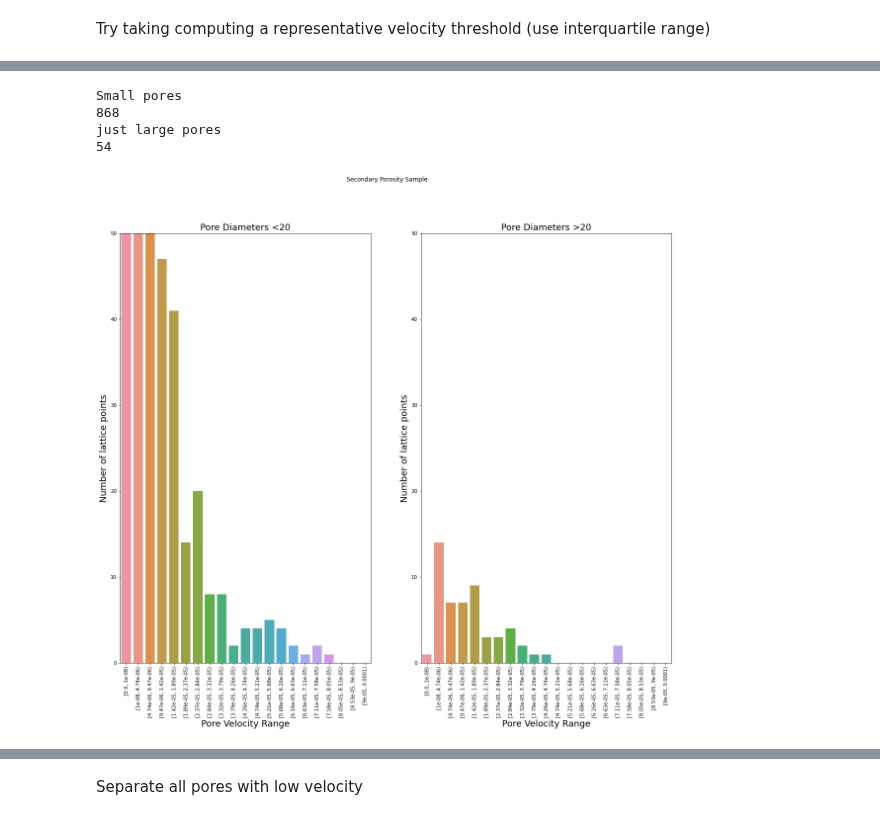
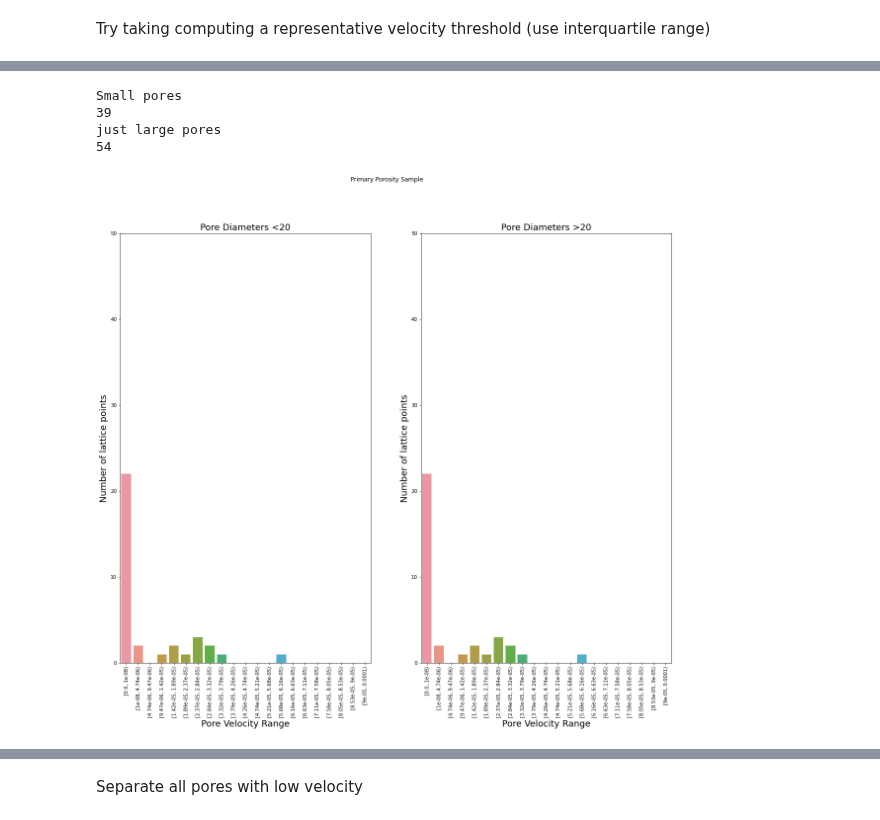
Before and after one commit to akkendrick/LABMOPS, a Jupyter notebook: lowFlowLargePores.ipynb, the cells around one changed output, grey strips where cells are left out. Cells and saved outputs as stored; diff of their text form; code cells hidden in the pictures.

```diff
--- a/lowFlowLargePores.ipynb
+++ b/lowFlowLargePores.ipynb
@@ -228,7 +230,7 @@ for a in tqdm.tqdm(range(0,cubeSize), 'Primary porosity loop'):
 # %% [markdown]
 Try taking computing a representative velocity threshold (use interquartile range)
 # %%
-secondary_IQR_PoreVelocity =  []
+secondary_metric_PoreVelocity =  []
 secondaryMeanPoreVelocity =  []
 secondarySkeletonPoreDiam = []
 secondarySkeletonPoreRegion = []
@@ -238,14 +240,14 @@ for a in tqdm.tqdm(range(0, len(allSecondaryRegions)), 'Main Loop'):
     if currentRegion != 0:
         skeletonPoreVel = secondaryVelocitiesSkeleton[secondaryPoreRegionSkeleton == currentRegion]
         secondaryMeanPoreVelocity = np.append(secondaryMeanPoreVelocity, np.mean(skeletonPoreVel))
-        secondary_IQR_PoreVelocity = np.append(secondary_IQR_PoreVelocity, scipy.stats.iqr(skeletonPoreVel, interpolation = 'midpoint'))
+        secondary_metric_PoreVelocity = np.append(secondary_metric_PoreVelocity, np.median(skeletonPoreVel))
 
         # Adjust indices between regionProps and snow algorithm
         secondarySkeletonPoreDiam = np.append(secondarySkeletonPoreDiam, poreInfoSecondary['pore.diameter'][currentRegion-1] )
 
         secondarySkeletonPoreRegion = np.append(secondarySkeletonPoreRegion, currentRegion)
 # %%
-primary_IQR_PoreVelocity =  []
+primary_metric_PoreVelocity =  []
 primaryMeanPoreVelocity =  []
 primarySkeletonPoreDiam = []
 primarySkeletonPoreRegion = []
@@ -255,7 +257,7 @@ for a in tqdm.tqdm(range(0, len(allPrimaryRegions)), 'Main Loop'):
     if currentRegion != 0:
         skeletonPoreVel = primaryVelocitiesSkeleton[primaryPoreRegionSkeleton == currentRegion]
         primaryMeanPoreVelocity = np.append(primaryMeanPoreVelocity, np.mean(skeletonPoreVel))
-        primary_IQR_PoreVelocity = np.append(primary_IQR_PoreVelocity, scipy.stats.iqr(skeletonPoreVel, interpolation = 'midpoint'))
+        primary_metric_PoreVelocity = np.append(primary_metric_PoreVelocity, np.median(skeletonPoreVel))
 
         # Adjust indices between regionProps and snow algorithm
         primarySkeletonPoreDiam = np.append(primarySkeletonPoreDiam, poreInfoPrimary['pore.diameter'][currentRegion-1] )
@@ -304,9 +418,7 @@ fig.savefig('primaryPoreVelAveraging.png')
 # %%
-poreDiamThresh = 20
-
-IQRFilt = secondary_IQR_PoreVelocity[secondarySkeletonPoreDiam < poreDiamThresh]
+metricFilt = primary_metric_PoreVelocity[primarySkeletonPoreDiam < poreDiamThresh]
 # number of large pores
-numSmallPores = secondarySkeletonPoreDiam[secondarySkeletonPoreDiam < poreDiamThresh]
+numSmallPores = primarySkeletonPoreDiam[primarySkeletonPoreDiam < poreDiamThresh]
 print('Small pores')
 print(len(numSmallPores))
 
@@ -315,45 +427,45 @@ bins = np.linspace(0, 0.00009, num=20)
 bins = np.append(bins, 0.0001)
 bins = np.insert(bins, 1, 0.00000001)
 
-df_small = pd.DataFrame({'skelVel': IQRFilt,
-                        'vel_group': pd.cut(IQRFilt, bins=bins, right=False)})
+df_small = pd.DataFrame({'skelVel': metricFilt,
+                        'vel_group': pd.cut(metricFilt, bins=bins, right=False)})
 
 
 ############################################################
-IQRFilt = secondary_IQR_PoreVelocity[secondarySkeletonPoreDiam > poreDiamThresh]
+IQRFilt = primary_metric_PoreVelocity[primarySkeletonPoreDiam > poreDiamThresh]
 # number of large pores
-numLargePores = secondarySkeletonPoreDiam[secondarySkeletonPoreDiam > poreDiamThresh]
+numLargePores = primarySkeletonPoreDiam[primarySkeletonPoreDiam > poreDiamThresh]
 print('just large pores')
 print(len(numLargePores))
 
-df_large = pd.DataFrame({'skelVel': IQRFilt,
-                        'vel_group': pd.cut(IQRFilt, bins=bins, right=False)})
+df_large = pd.DataFrame({'skelVel': metricFilt,
+                        'vel_group': pd.cut(metricFilt, bins=bins, right=False)})
 
 ############################################################
 
 fig, axes = plt.subplots(1, 2, figsize=(20, 16))
-fig.suptitle('Secondary Porosity Sample')
+fig.suptitle('Primary Porosity Sample')
 
 sns.countplot(data=df_small,x='vel_group',ax=axes[0] )
 sns.countplot(data=df_large,x='vel_group',ax=axes[1])
 
 axes[0].set_title('Pore Diameters <'+str(poreDiamThresh), fontsize=18)
 axes[1].set_title('Pore Diameters >'+str(poreDiamThresh), fontsize=18)
 axes[0].tick_params(axis='x', labelrotation=90)
 axes[1].tick_params(axis='x', labelrotation=90)
 axes[0].set_ylim([0,50])
 axes[1].set_ylim([0,50])
 
 axes[0].set_xlabel('Pore Velocity Range', fontsize=18)
 axes[0].set_ylabel('Number of lattice points', fontsize=18)
 
 axes[1].set_xlabel('Pore Velocity Range', fontsize=18)
 axes[1].set_ylabel('Number of lattice points', fontsize=18)
 
-fig.savefig('secondaryCustomHistIQR.png')
+fig.savefig('primaryCustomHistIQR.png')
 # %% [output]
 Small pores
-868
+39
 just large pores
 54
-[figure, old version]
+[figure, new version]
```
Also changed, not shown: parts of 29 cells of this notebook.
